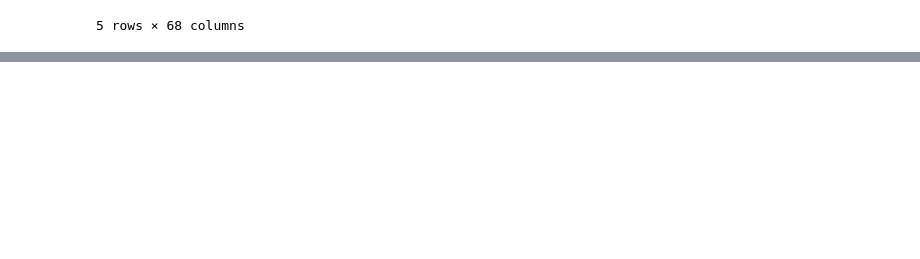
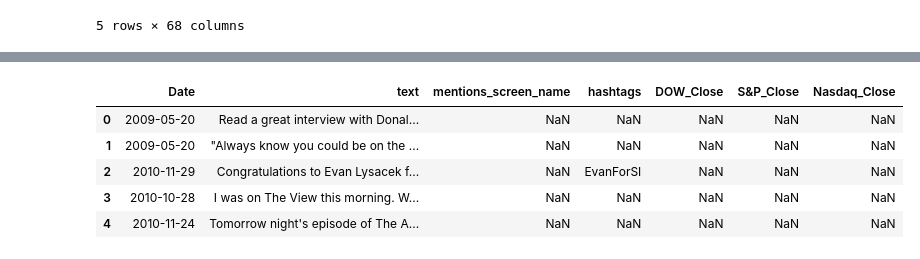
Before and after one commit to JarvisMartin22/ETL_Project, a Jupyter notebook: ETL_Project.ipynb, the cells around one changed output, grey strips where cells are left out. Saved outputs shown, nothing was run; the diff lists cells and outputs as text; code cells hidden in the pictures; blank space fills up the shorter version.

```diff
--- a/ETL_Project.ipynb
+++ b/ETL_Project.ipynb
@@ -96,0 +113,13 @@ ModuleNotFoundError: No module named 'MySQLdb'
+# %%
+
+Phase1=(pd.merge(New_TRUMP_df,DOW_df,on='Date', how='outer').fillna({'comp_id':''}))
+Phase2=(pd.merge(Phase1,SP_df,on='Date', how='outer').fillna({'comp_id':''}))
+Phase3=(pd.merge(Phase2,Nasdaq_df,on='Date', how='outer').fillna({'comp_id':''}))
+Phase3.head()
+# %% [output]
+|  | Date | text | mentions_screen_name | hashtags | DOW_Close | S&P_Close | Nasdaq_Close |
+| 0 | 2009-05-20 | Read a great interview with Donal... | NaN | NaN | NaN | NaN | NaN |
+| 1 | 2009-05-20 | "Always know you could be on the ... | NaN | NaN | NaN | NaN | NaN |
+| 2 | 2010-11-29 | Congratulations to Evan Lysacek f... | NaN | EvanForSI | NaN | NaN | NaN |
+| 3 | 2010-10-28 | I was on The View this morning. W... | NaN | NaN | NaN | NaN | NaN |
+| 4 | 2010-11-24 | Tomorrow night's episode of The A... | NaN | NaN | NaN | NaN | NaN |
```
Also changed, not shown: parts of 12 cells of this notebook, 1 other file.
